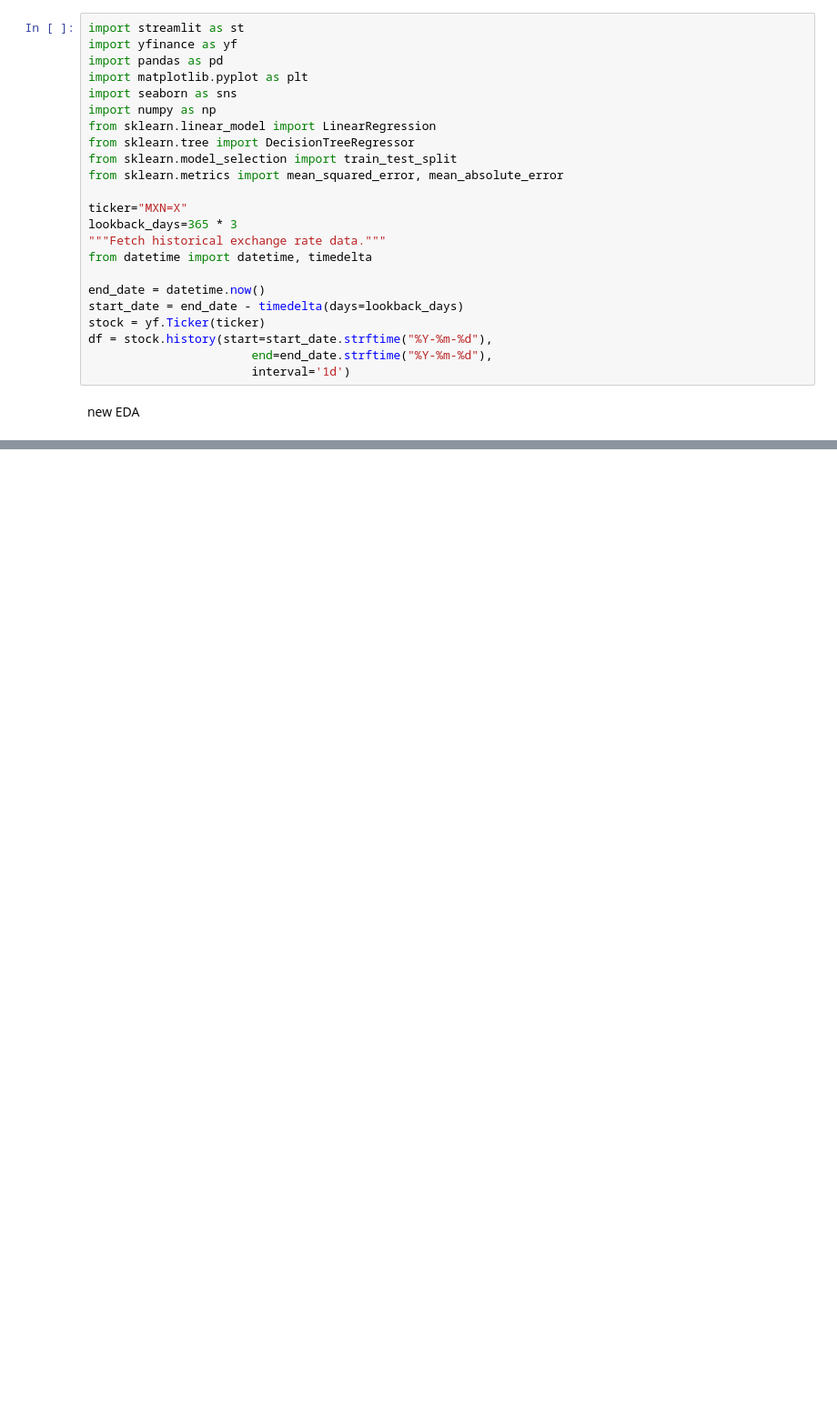
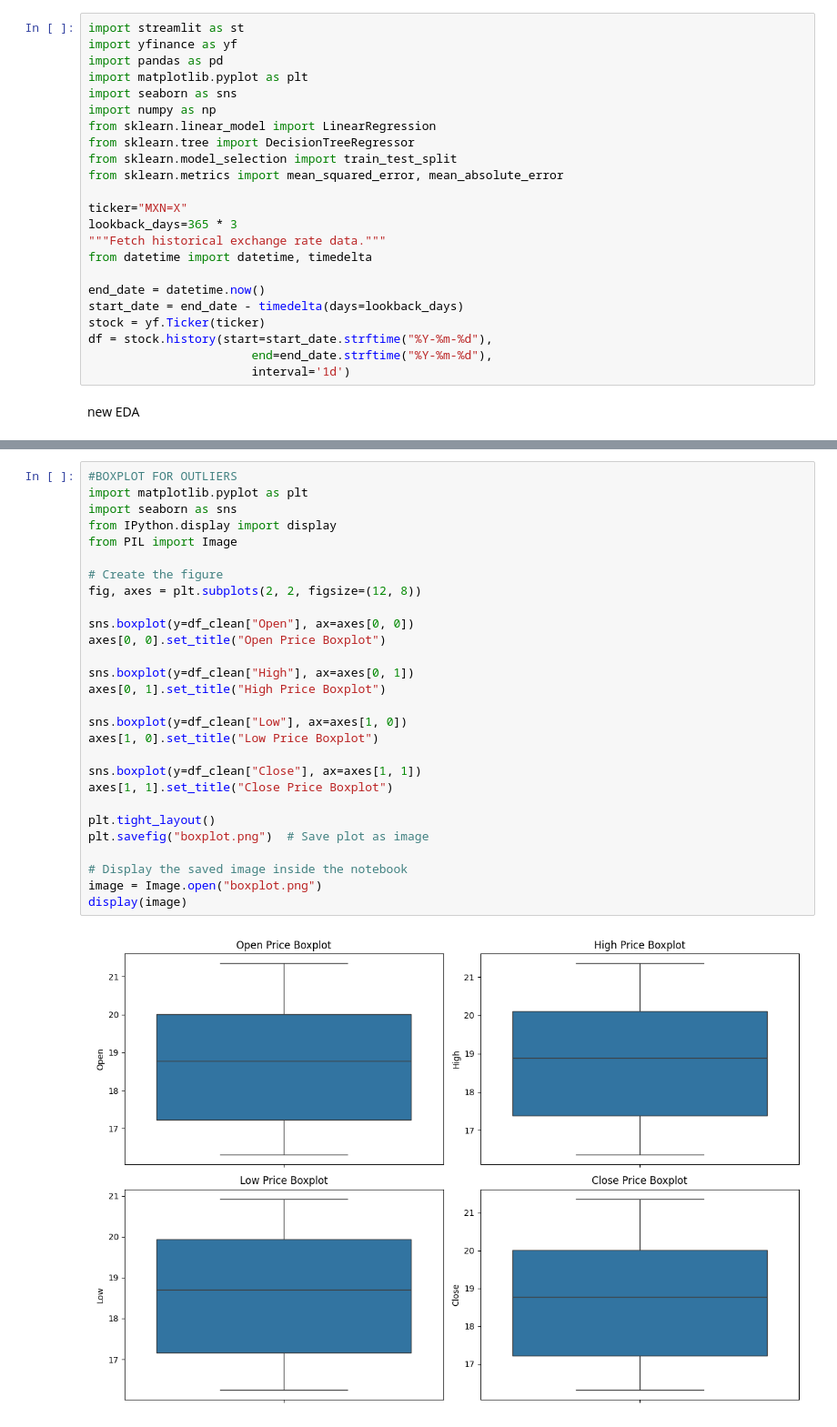
Before and after one commit to rober12345/mxn-usd-predictor1, a Jupyter notebook: src/EDA.ipynb, the cells around one changed output, grey strips where cells are left out. Shown at 91% size. Cells and saved outputs as stored; diff of their text form; blank space fills up the shorter version.

```diff
--- a/src/EDA.ipynb
+++ b/src/EDA.ipynb
@@ -126,0 +107,30 @@ if __name__ == "__main__":
+# %%
+#BOXPLOT FOR OUTLIERS
+import matplotlib.pyplot as plt
+import seaborn as sns
+from IPython.display import display
+from PIL import Image
+
+# Create the figure
+fig, axes = plt.subplots(2, 2, figsize=(12, 8))
+
+sns.boxplot(y=df_clean["Open"], ax=axes[0, 0])
+axes[0, 0].set_title("Open Price Boxplot")
+
+sns.boxplot(y=df_clean["High"], ax=axes[0, 1])
+axes[0, 1].set_title("High Price Boxplot")
+
+sns.boxplot(y=df_clean["Low"], ax=axes[1, 0])
+axes[1, 0].set_title("Low Price Boxplot")
+
+sns.boxplot(y=df_clean["Close"], ax=axes[1, 1])
+axes[1, 1].set_title("Close Price Boxplot")
+
+plt.tight_layout()
+plt.savefig("boxplot.png")  # Save plot as image
+
+# Display the saved image inside the notebook
+image = Image.open("boxplot.png")
+display(image)
+# %% [output]
+[figure, added]
```
Also changed, not shown: parts of 8 cells of this notebook, 1 other file.
